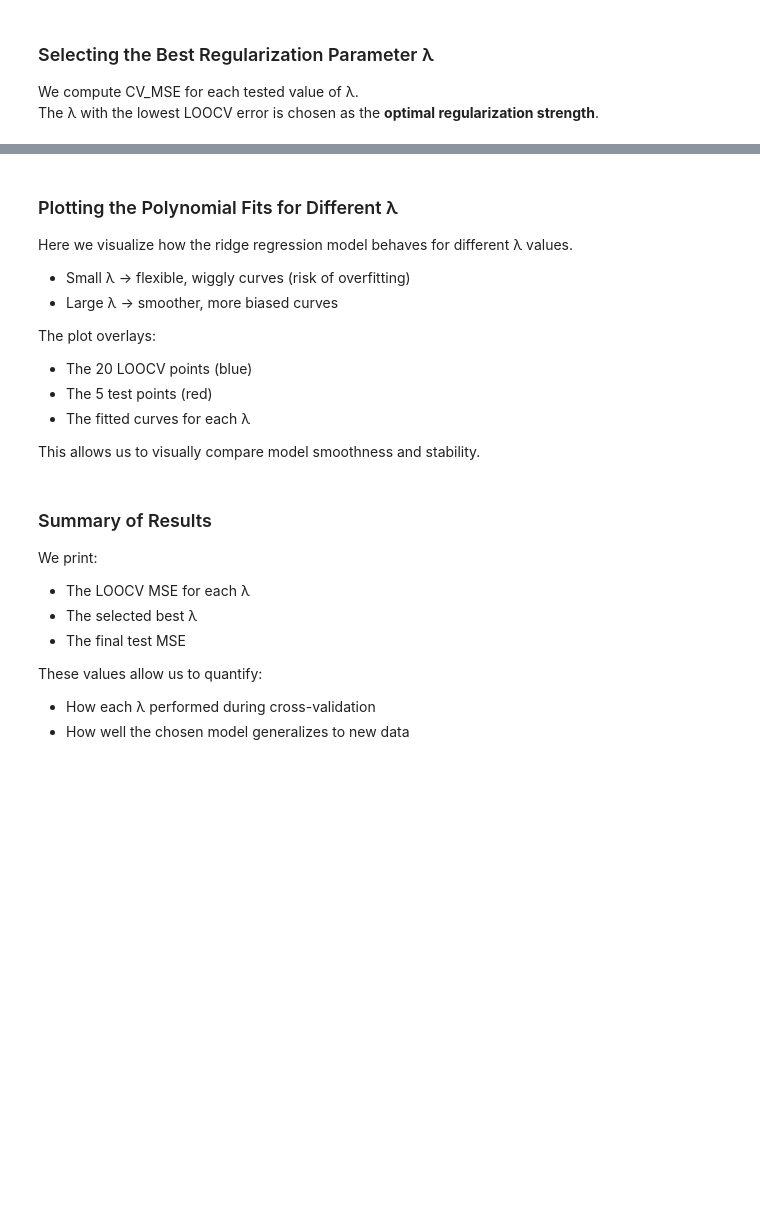
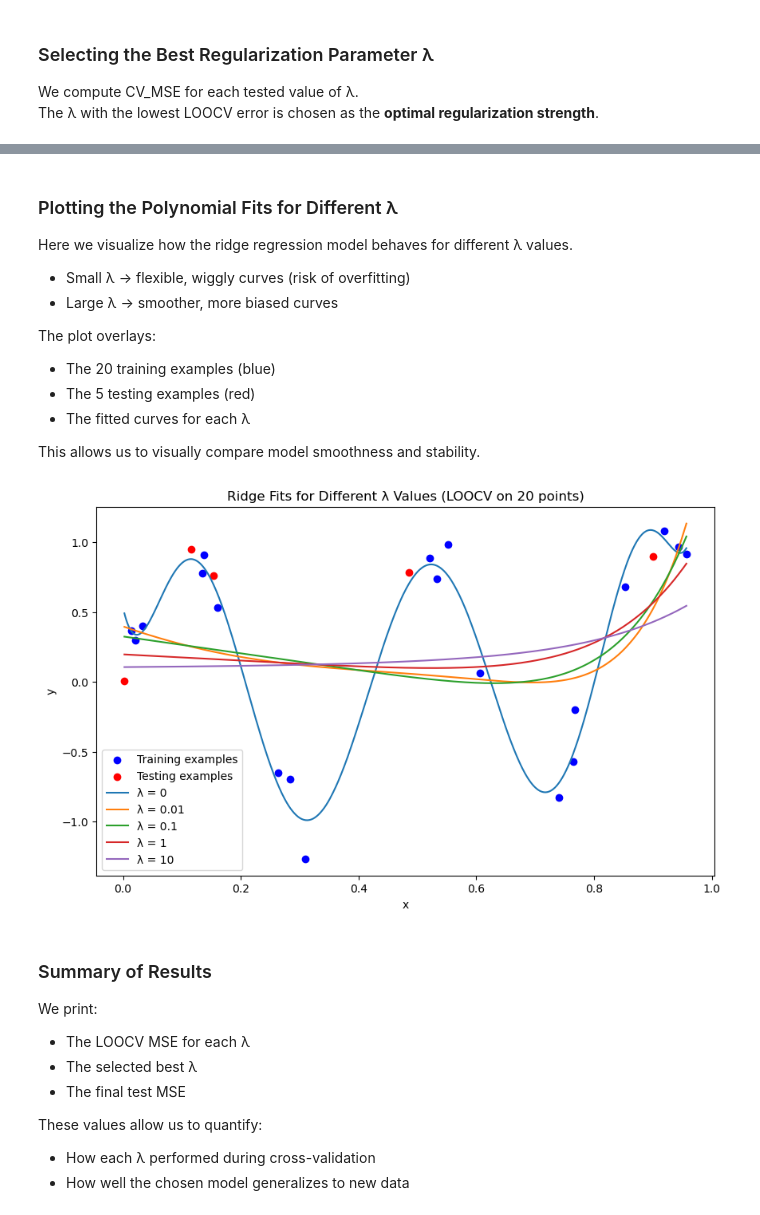
Before and after one commit to Ahmad-K-Hamdan/Assignment-2, a Jupyter notebook: main.ipynb, the cells around one changed output, grey strips where cells are left out. Saved outputs shown, nothing was run; the diff lists cells and outputs as text; code cells hidden in the pictures; blank space fills up the shorter version.

```diff
--- a/main.ipynb
+++ b/main.ipynb
@@ -118,31 +132,33 @@ Here we visualize how the ridge regression model behaves for different λ values
 - Large λ → smoother, more biased curves
 
 The plot overlays:
-- The 20 LOOCV points (blue)
-- The 5 test points (red)
+- The 20 training examples (blue)
+- The 5 testing examples (red)
 - The fitted curves for each λ
 
 This allows us to visually compare model smoothness and stability.
 # %%
 plt.figure(figsize=(10,6))
 
-plt.scatter(x_cv, y_cv, color='blue', label='CV points (20)')
-plt.scatter(x_test, y_test, color='red', label='Test points (5)')
+plt.scatter(x_cv, y_cv, color='blue', label='Training examples')
+plt.scatter(x_test, y_test, color='red', label='Testing examples')
 
 grid = np.linspace(x.min(), x.max(), 600)
 X_grid = np.column_stack([grid**k for k in range(degree + 1)])
 
 for lam in lambdas:
     model = Ridge(alpha=lam, fit_intercept=False)
     model.fit(X_cv, y_cv)
     y_pred_grid = model.predict(X_grid)
     plt.plot(grid, y_pred_grid, label=f"λ = {lam}")
 
 plt.title("Ridge Fits for Different λ Values (LOOCV on 20 points)")
 plt.xlabel("x")
 plt.ylabel("y")
 plt.legend()
 plt.show()
+# %% [output]
+[figure, added]
 # %% [markdown]
 ### Summary of Results
 
```
Also changed, not shown: parts of 10 cells of this notebook.
